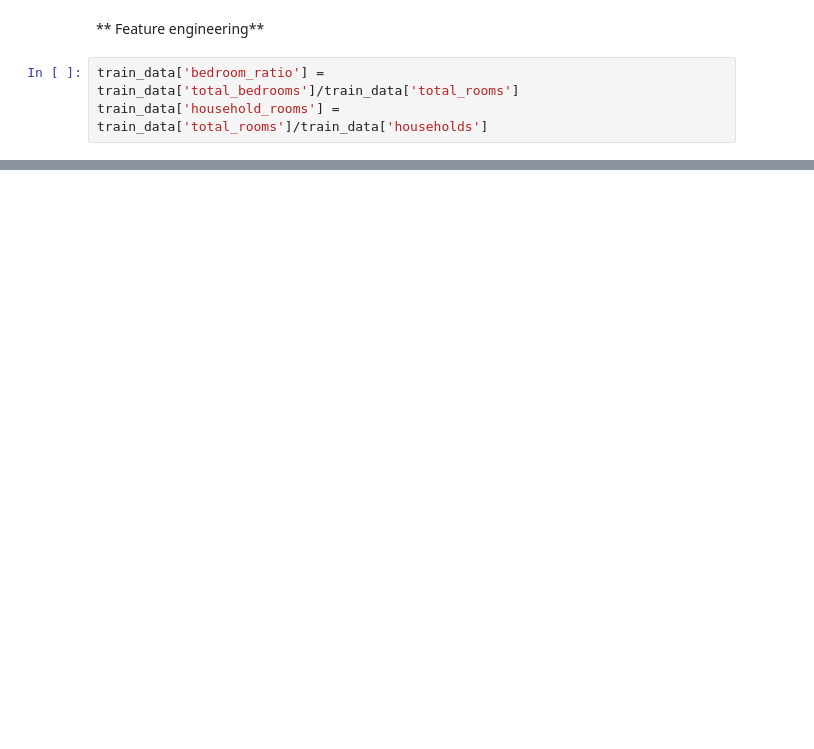
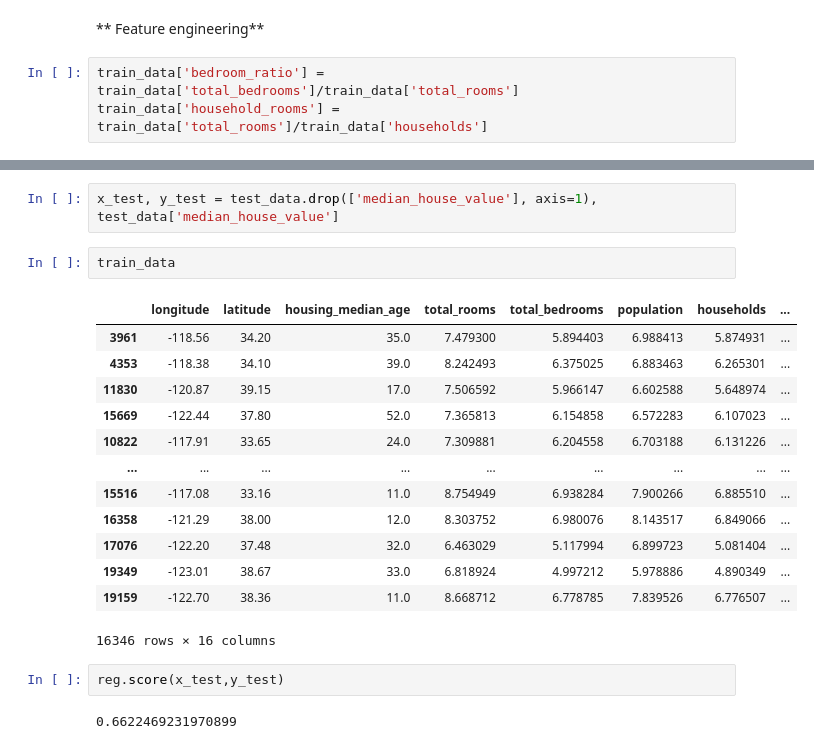
Before and after one commit to myehya1/house_price_prediction, a Jupyter notebook: notebooks/House_Price_Prediction.ipynb, the cells around one changed output, grey strips where cells are left out. Drawn from its saved outputs; the diff is of its cells as text; blank space fills up the shorter version.

Commit message:
reg score using linear regression

```diff
--- a/notebooks/House_Price_Prediction.ipynb
+++ b/notebooks/House_Price_Prediction.ipynb
@@ -184,0 +205,22 @@ sns.heatmap(train_data.corr(),annot=True, cmap="YlGnBu")
+# %%
+x_test, y_test = test_data.drop(['median_house_value'], axis=1), test_data['median_house_value']
+# %%
+train_data
+# %% [output]
+|  | longitude | latitude | housing_median_age | total_rooms | total_bedrooms | population | households | ... |
+| 3961 | -118.56 | 34.20 | 35.0 | 7.479300 | 5.894403 | 6.988413 | 5.874931 | ... |
+| 4353 | -118.38 | 34.10 | 39.0 | 8.242493 | 6.375025 | 6.883463 | 6.265301 | ... |
+| 11830 | -120.87 | 39.15 | 17.0 | 7.506592 | 5.966147 | 6.602588 | 5.648974 | ... |
+| 15669 | -122.44 | 37.80 | 52.0 | 7.365813 | 6.154858 | 6.572283 | 6.107023 | ... |
+| 10822 | -117.91 | 33.65 | 24.0 | 7.309881 | 6.204558 | 6.703188 | 6.131226 | ... |
+| ... | ... | ... | ... | ... | ... | ... | ... | ... |
+| 15516 | -117.08 | 33.16 | 11.0 | 8.754949 | 6.938284 | 7.900266 | 6.885510 | ... |
+| 16358 | -121.29 | 38.00 | 12.0 | 8.303752 | 6.980076 | 8.143517 | 6.849066 | ... |
+| 17076 | -122.20 | 37.48 | 32.0 | 6.463029 | 5.117994 | 6.899723 | 5.081404 | ... |
+| 19349 | -123.01 | 38.67 | 33.0 | 6.818924 | 4.997212 | 5.978886 | 4.890349 | ... |
+| 19159 | -122.70 | 38.36 | 11.0 | 8.668712 | 6.778785 | 7.839526 | 6.776507 | ... |
+16346 rows × 16 columns
+# %%
+reg.score(x_test,y_test)
+# %% [output]
+0.6622469231970899
```
Also changed, not shown: parts of 11 cells of this notebook.
